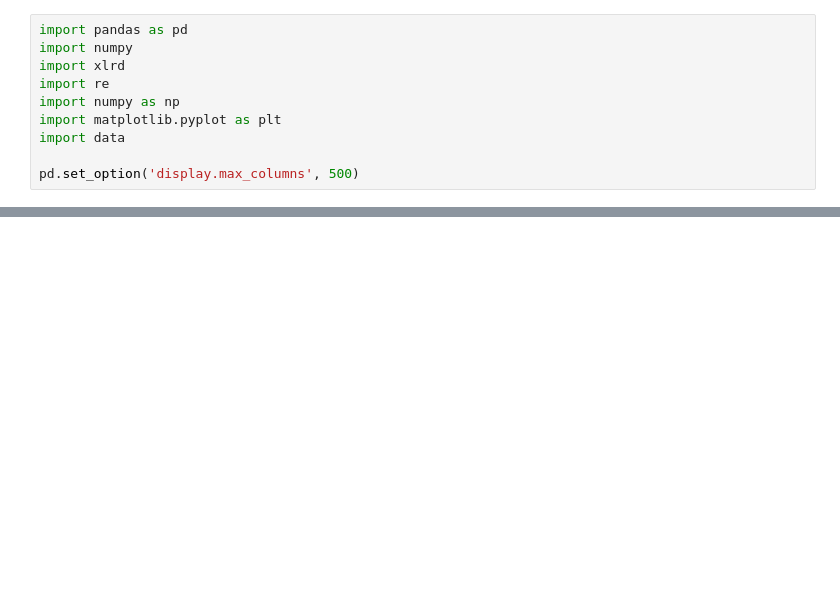
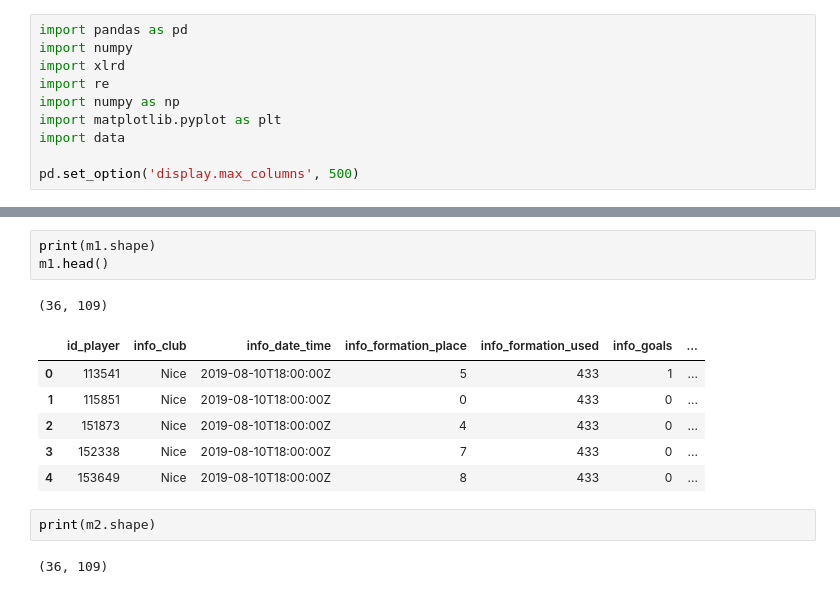
Before and after one commit to CDORID/MPG, a Jupyter notebook: MPG.ipynb, the cells around one changed output, grey strips where cells are left out. Drawn from its saved outputs; the diff is of its cells as text; blank space fills up the shorter version.

```diff
--- a/MPG.ipynb
+++ b/MPG.ipynb
@@ -156,0 +210,15 @@ _____
+# %%
+print(m1.shape)
+m1.head()
+# %% [output]
+(36, 109)
+|  | id_player | info_club | info_date_time | info_formation_place | info_formation_used | info_goals | ... |
+| 0 | 113541 | Nice | 2019-08-10T18:00:00Z | 5 | 433 | 1 | ... |
+| 1 | 115851 | Nice | 2019-08-10T18:00:00Z | 0 | 433 | 0 | ... |
+| 2 | 151873 | Nice | 2019-08-10T18:00:00Z | 4 | 433 | 0 | ... |
+| 3 | 152338 | Nice | 2019-08-10T18:00:00Z | 7 | 433 | 0 | ... |
+| 4 | 153649 | Nice | 2019-08-10T18:00:00Z | 8 | 433 | 0 | ... |
+# %%
+print(m2.shape)
+# %% [output]
+(36, 109)
```
Also changed, not shown: parts of 17 cells of this notebook, 4 other files.
